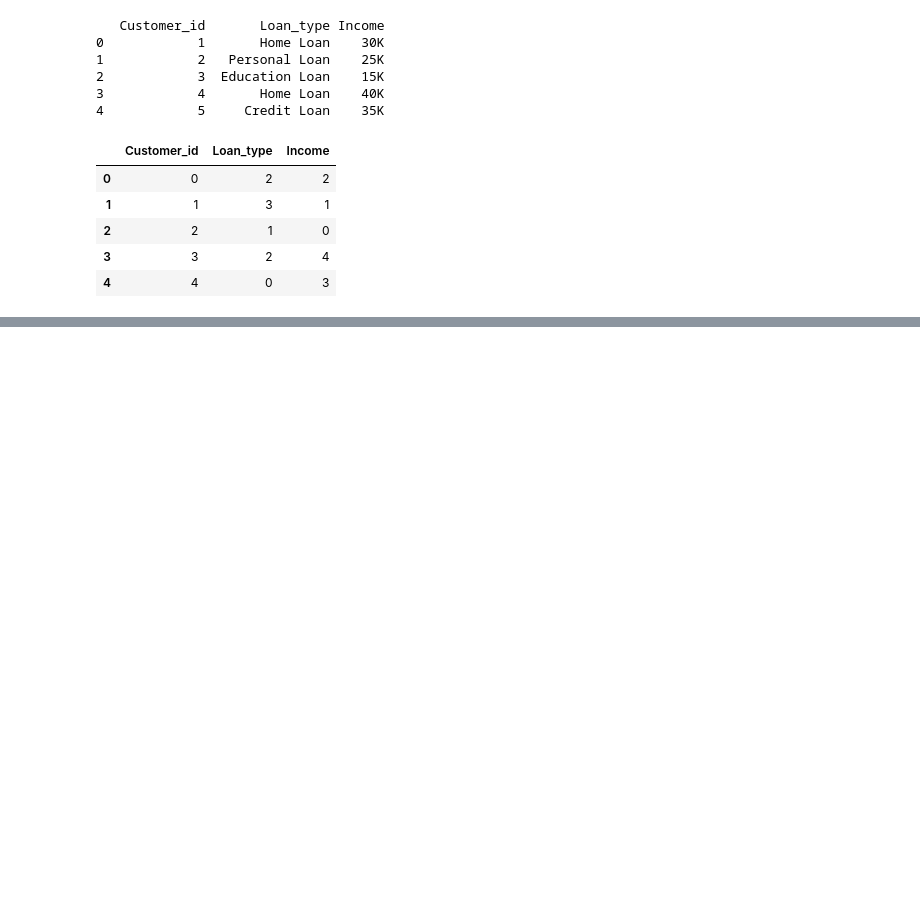
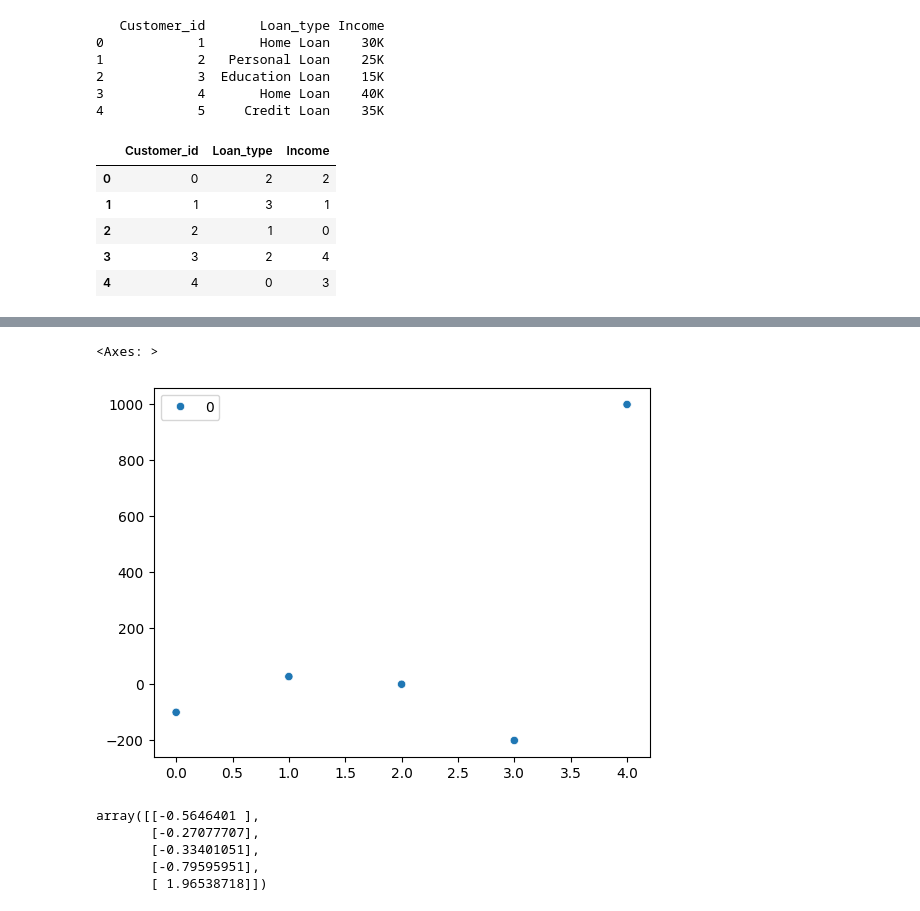
Before and after one commit to yogesh3i/Data_Science_Machine_Learning, a Jupyter notebook: Day-13_Machine_learning/Practice.ipynb, the cells around one changed output, grey strips where cells are left out. Saved outputs shown, nothing was run; the diff lists cells and outputs as text; code cells hidden in the pictures; blank space fills up the shorter version.

```diff
--- a/Day-13_Machine_learning/Practice.ipynb
+++ b/Day-13_Machine_learning/Practice.ipynb
@@ -112,0 +117,16 @@ df_u
+# %%
+import pandas as pd
+data = {'Customer_id': pd.Series([1,2,3,4,5]),
+        'Loan_type': pd.Series(['Home Loan',
+                                'Personal Loan',
+                                'Education Loan',
+                                'Home Loan',
+                                'Credit Loan']),
+        'Income': pd.Series(['30K','25K','15K',
+                             '40K','35K'])}
+loan_info = pd.DataFrame(data)
+
+from sklearn.preprocessing import OneHotEncoder
+Onehotencoder=OneHotEncoder()
+x=Onehotencoder.fit_transform(loan_info).toarray()
+print(x)
@@ -112,0 +147,35 @@ df_u
+# %%
+# 1. Standard scalar
+import matplotlib.pyplot as plt
+import seaborn as sns
+import numpy as np
+data1 = np.array([[-100.3],
+                  [27.5],
+                  [0],
+                  [-200.9],
+                  [1000]])
+sns.scatterplot(data1)
+
+"""So in the below graph the data points are distributed in very wide range, if i can limit then in the correct range the
+    distribution will be fine and we will be able to draw some insights."""
+
+# Hence need to scale the data
+# %% [output]
+<Axes: >
+[figure, added]
+# %%
+"""This means that after applying StandardScaler, a feature will have a mean of 0 and a standard deviation of 1. """
+
+from sklearn.preprocessing import StandardScaler
+standard=StandardScaler()
+data_scaled = standard.fit_transform(data1)
+data_scaled
+
+"""The range of the data after standardization will depend on the distribution of the data itself;
+because standardization does not bound the data to a specific range, the resulting transformed data can have any range."""
+# %% [output]
+array([[-0.5646401 ],
+       [-0.27077707],
+       [-0.33401051],
+       [-0.79595951],
+       [ 1.96538718]])
```
Also changed, not shown: parts of 6 cells of this notebook, 1 other file.
